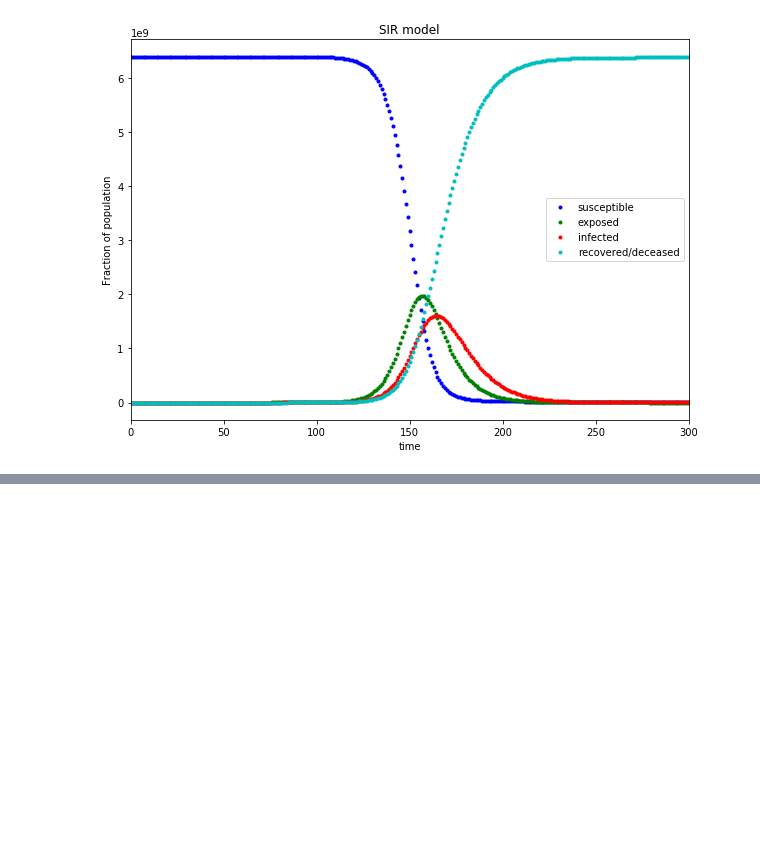
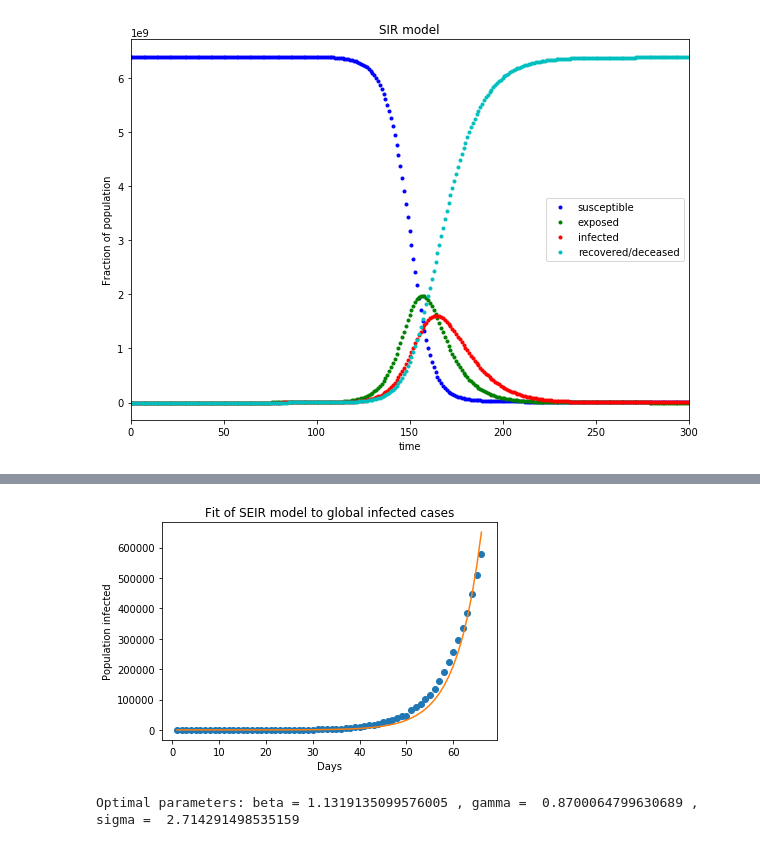
Before and after one commit to Aveek-Saha/CovidAnalysis, a Jupyter notebook: Prediction.ipynb, the cells around one changed output, grey strips where cells are left out. Saved outputs shown, nothing was run; the diff lists cells and outputs as text; code cells hidden in the pictures; blank space fills up the shorter version.

Commit message:
Make prediction using SEIR model

```diff
--- a/Prediction.ipynb
+++ b/Prediction.ipynb
@@ -358,0 +375,13 @@ plt.show()
+# %%
+def deriv(y, t, N, beta, gamma, sigma):
+    S, E, I, R = y
+    dSdt = (-beta * S * I) / N
+    dEdt = ((beta * S * I) / N) - (sigma * E)
+    dIdt = (sigma * E) - (gamma * I)
+    dRdt = gamma * I
+    return dSdt, dEdt, dIdt, dRdt
+# %%
+def opt_ode(x, beta, gamma, sigma):
+    return odeint(deriv, (S0, E0, I0, R0), x, args=(N, beta, gamma, sigma))[:,1]
+# %%
+popt, pcov = optimize.curve_fit(opt_ode, x, y)
@@ -358,0 +390,13 @@ plt.show()
+# %%
+fitted = opt_ode(x, *popt)
+# %%
+plt.plot(x, y, 'o')
+plt.plot(x, fitted)
+plt.title("Fit of SEIR model to global infected cases")
+plt.ylabel("Population infected")
+plt.xlabel("Days")
+plt.show()
+print("Optimal parameters: beta =", popt[0], ", gamma = ", popt[1],", sigma = ", popt[2] )
+# %% [output]
+[figure, added]
+Optimal parameters: beta = 1.1319135099576005 , gamma =  0.8700064799630689 , sigma =  2.714291498535159
```
Also changed, not shown: parts of 4 cells of this notebook.
